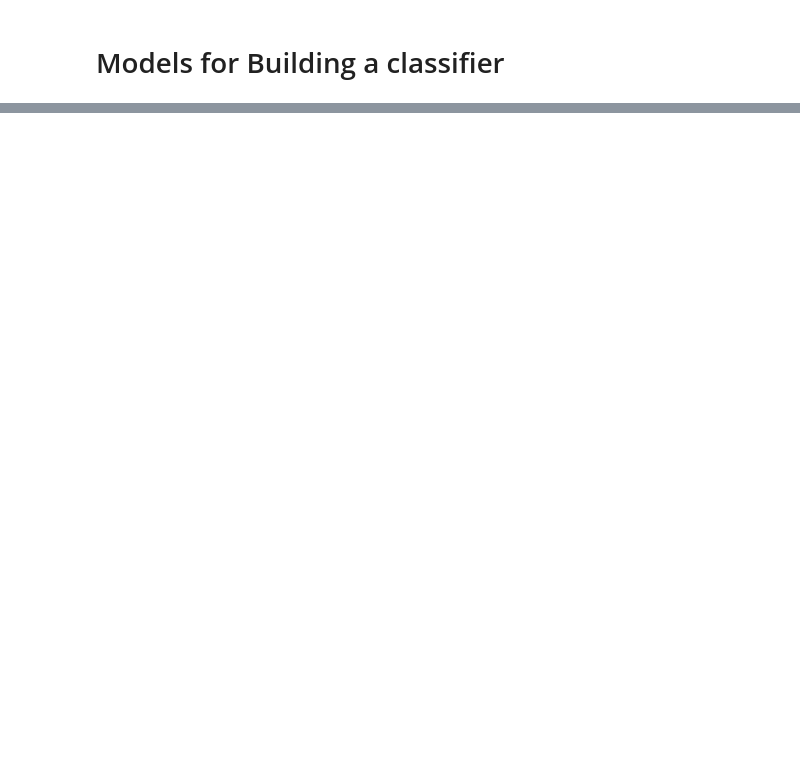
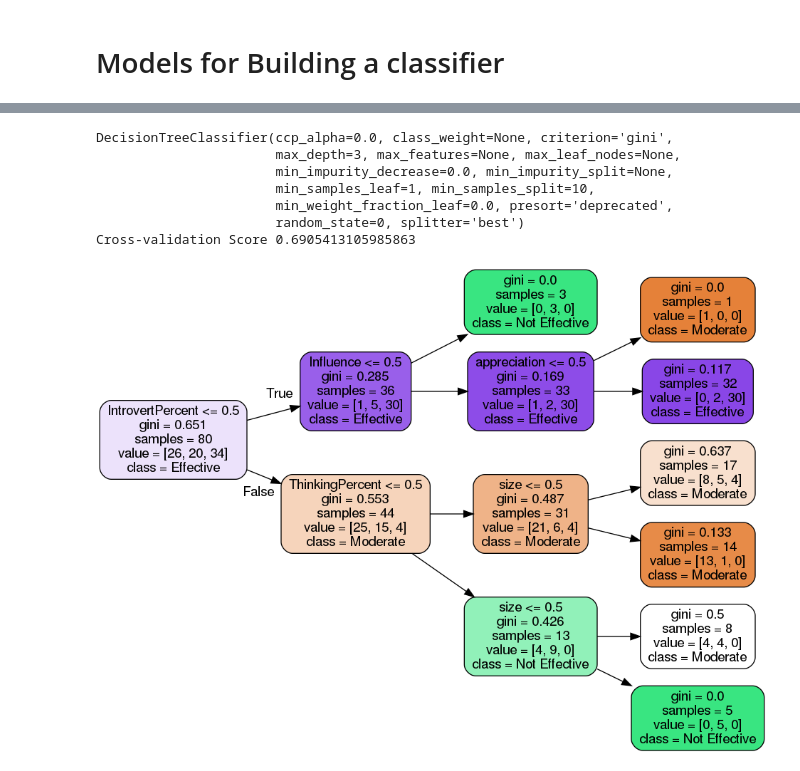
Before and after one commit to Nimisha-V-Arun/Team-Performance-Prediction, a Jupyter notebook: Prediction.ipynb, the cells around one changed output, grey strips where cells are left out. Saved outputs shown, nothing was run; the diff lists cells and outputs as text; code cells hidden in the pictures; blank space fills up the shorter version.

```diff
--- a/Prediction.ipynb
+++ b/Prediction.ipynb
@@ -558,0 +492,8 @@ accuracy
+# %%
+
+metric = ['precision_weighted','recall_weighted','f1_weighted','roc_auc_ovr','roc_auc_ovo']
+
+for kind in metric:
+    print(kind)
+    params,accuracy = combiningModels(params,kind)
+    evaluation[kind] = accuracy.values()
@@ -559 +530,29 @@ accuracy
+# %%
+from sklearn.tree import DecisionTreeClassifier
+dt = DecisionTreeClassifier(criterion='gini',random_state = 0,max_depth=3,min_samples_split = 10)
+
+params = model_building(params,dt,'f1_weighted')
+# create a string input output object
+dot_data = StringIO()
+export_graphviz(params['model'],
+                out_file=dot_data,
+                filled=True,
+                rounded=True,
+
+                rotate = True,
+                feature_names=params['feature_names'],
+                class_names=params['class_names'])
+
+graph = pydotplus.graph_from_dot_data(dot_data.getvalue())
+graph.write_png('tree.png')
+Image(graph.create_png())
+# %% [output]
+DecisionTreeClassifier(ccp_alpha=0.0, class_weight=None, criterion='gini',
+                       max_depth=3, max_features=None, max_leaf_nodes=None,
+                       min_impurity_decrease=0.0, min_impurity_split=None,
+                       min_samples_leaf=1, min_samples_split=10,
+                       min_weight_fraction_leaf=0.0, presort='deprecated',
+                       random_state=0, splitter='best')
+Cross-validation Score 0.6905413105985863
+[figure, added]
 # %% [markdown]
```
Also changed, not shown: parts of 15 cells of this notebook.
